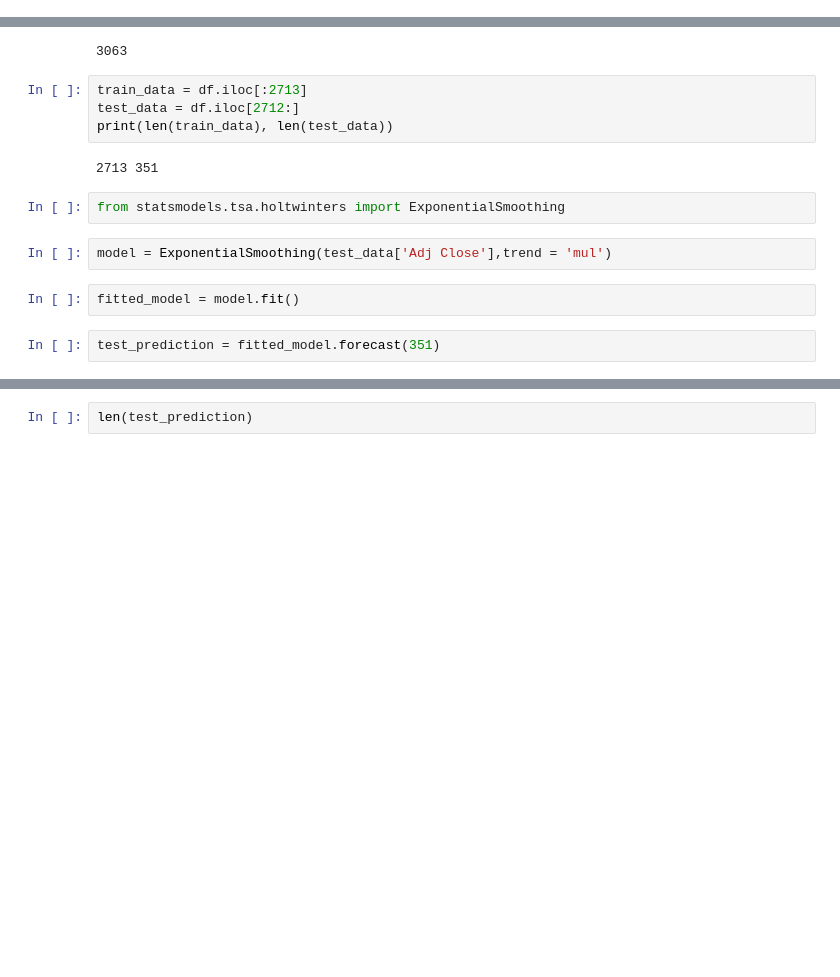
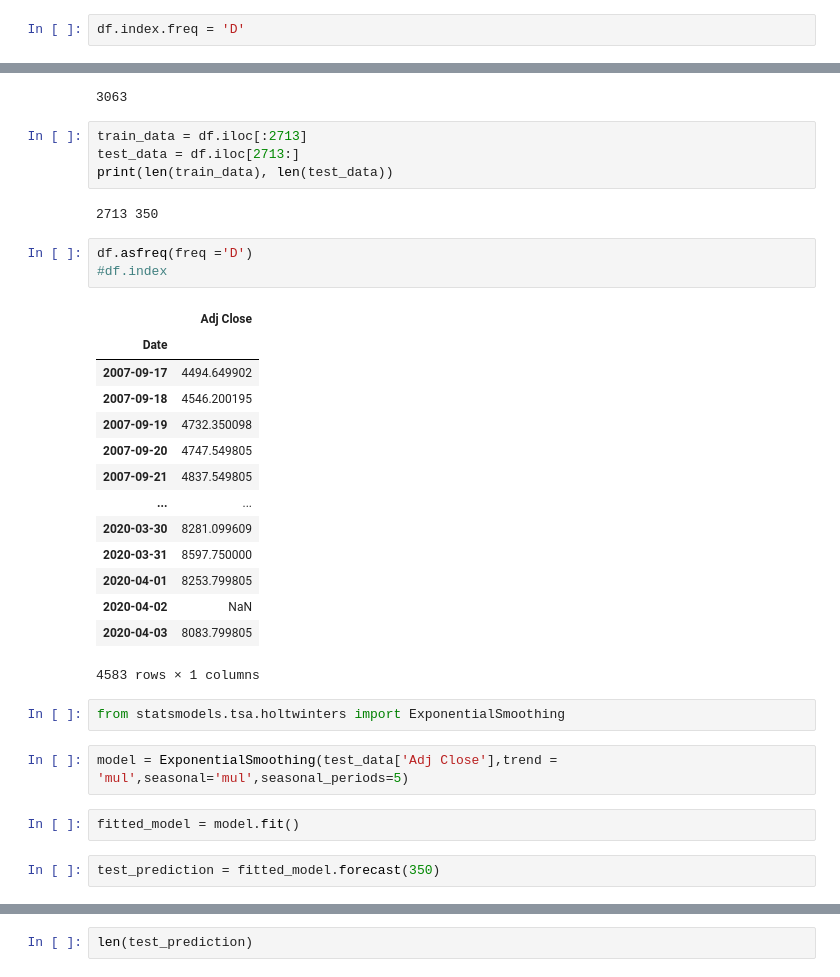
Before and after one commit to jesvin1/Basics, a Jupyter notebook: Nifty_Prediction.ipynb, the cells around one changed output, grey strips where cells are left out. Drawn from its saved outputs; the diff is of its cells as text; blank space fills up the shorter version.

```diff
--- a/Nifty_Prediction.ipynb
+++ b/Nifty_Prediction.ipynb
@@ -402,0 +393,2 @@ df.head()
+# %%
+df.index.freq = 'D'
@@ -483,15 +477,33 @@ len(df)
 3063
 # %%
 train_data = df.iloc[:2713]
-test_data = df.iloc[2712:]
+test_data = df.iloc[2713:]
 print(len(train_data), len(test_data))
 # %% [output]
-2713 351
+2713 350
+# %%
+df.asfreq(freq ='D')
+#df.index
+# %% [output]
+|  | Adj Close |
+| Date |  |
+| 2007-09-17 | 4494.649902 |
+| 2007-09-18 | 4546.200195 |
+| 2007-09-19 | 4732.350098 |
+| 2007-09-20 | 4747.549805 |
+| 2007-09-21 | 4837.549805 |
+| ... | ... |
+| 2020-03-30 | 8281.099609 |
+| 2020-03-31 | 8597.750000 |
+| 2020-04-01 | 8253.799805 |
+| 2020-04-02 | NaN |
+| 2020-04-03 | 8083.799805 |
+4583 rows × 1 columns
 # %%
 from statsmodels.tsa.holtwinters import ExponentialSmoothing
 # %%
-model = ExponentialSmoothing(test_data['Adj Close'],trend = 'mul')
+model = ExponentialSmoothing(test_data['Adj Close'],trend = 'mul',seasonal='mul',seasonal_periods=5)
 # %%
 fitted_model = model.fit()
 # %%
-test_prediction = fitted_model.forecast(351)
+test_prediction = fitted_model.forecast(350)
```
Also changed, not shown: parts of 3 cells of this notebook.
